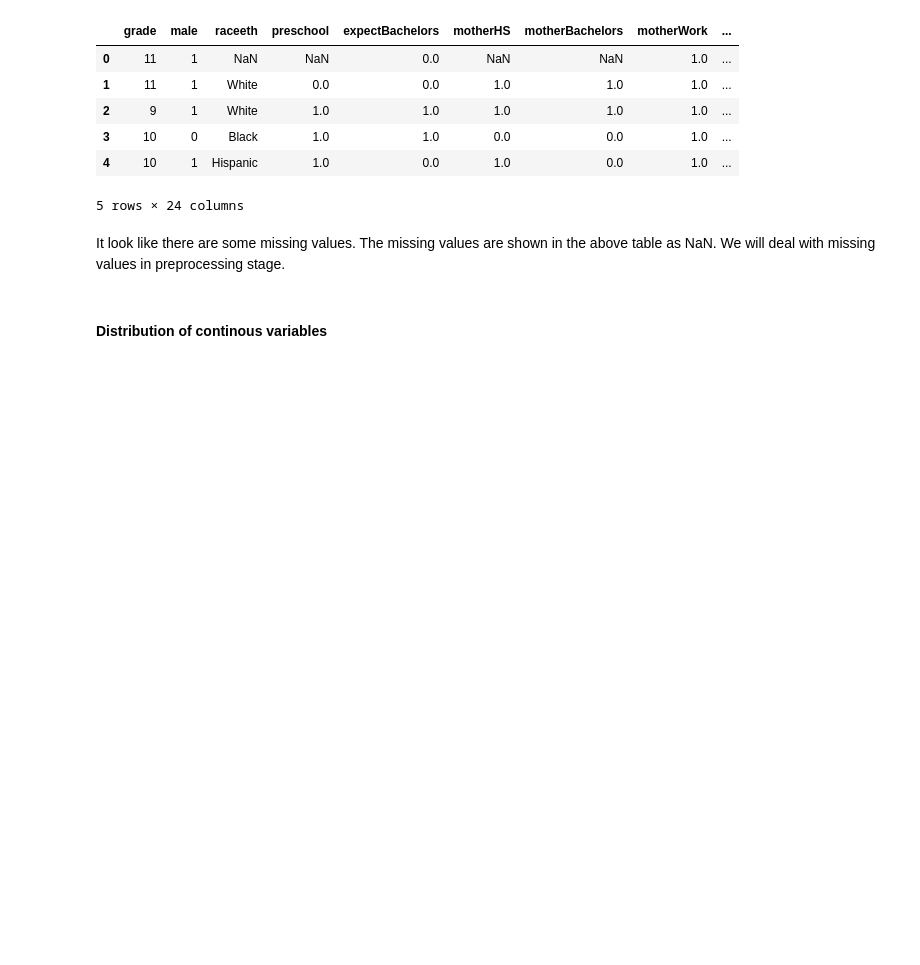
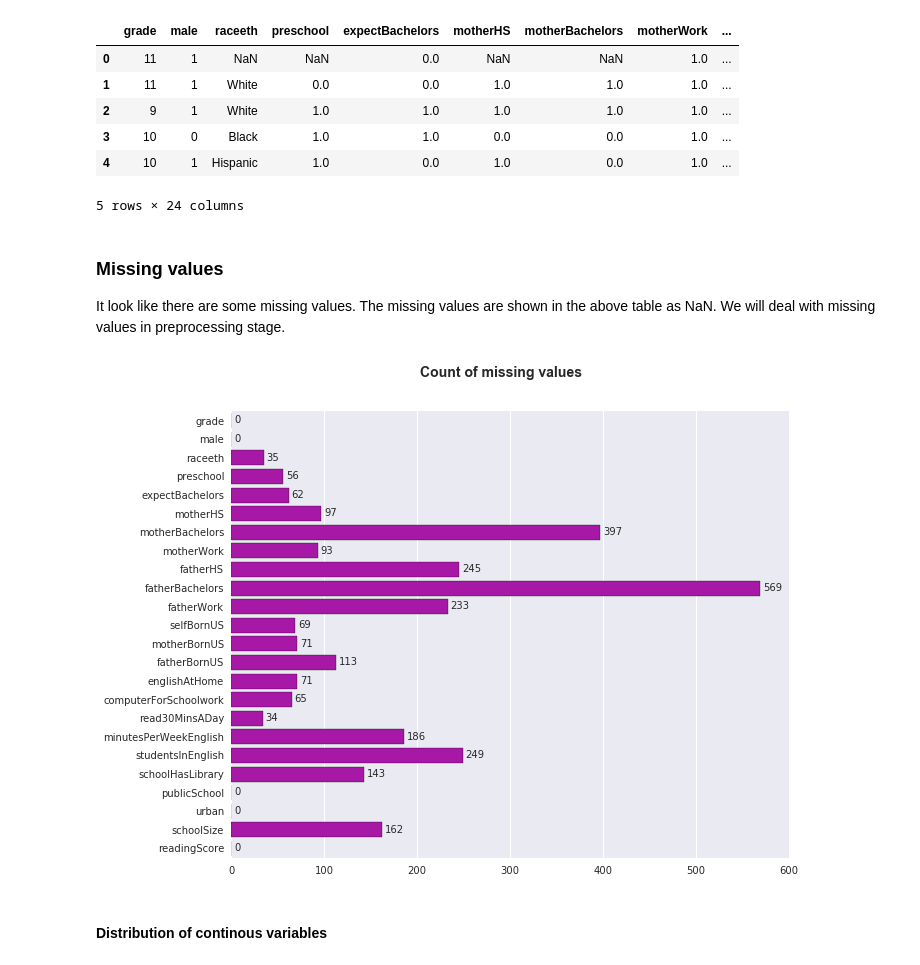
Before and after one commit to shintotm/TestScorePrediction, a Jupyter notebook: PISA Reading Test Score Prediction.ipynb, the cells around one changed output. Drawn from its saved outputs; the diff is of its cells as text; code cells hidden in the pictures; blank space fills up the shorter version.

Commit message:
Missing value chart

```diff
--- a/PISA Reading Test Score Prediction.ipynb
+++ b/PISA Reading Test Score Prediction.ipynb
@@ -138,7 +138,20 @@ pisaTrain.head()
 | 4 | 10 | 1 | Hispanic | 1.0 | 0.0 | 1.0 | 0.0 | 1.0 | ... |
 5 rows × 24 columns
 # %% [markdown]
+### Missing values
 It look like  there are some missing values. The missing values are shown in the above table as NaN. We will deal with missing values in preprocessing stage.
+# %%
+fig = plt.figure(figsize=(10, 8))
+fig.suptitle('Count of missing values', fontsize=14, fontweight='bold')
+null_data = pisaTrain.isnull().sum()
+ax = sns.barplot(x = null_data.values, y=null_data.index, color="m" )
+i = 0
+for p in ax.patches:
+    width = p.get_width()
+    ax.text(width + 3, p.get_y() + 0.5, null_data.values[i])
+    i += 1
+# %% [output]
+[figure, added]
 # %%
 # Continuous Features
 contFeatures = ['minutesPerWeekEnglish','studentsInEnglish','schoolSize']
```
Also changed, not shown: parts of 37 cells of this notebook.
